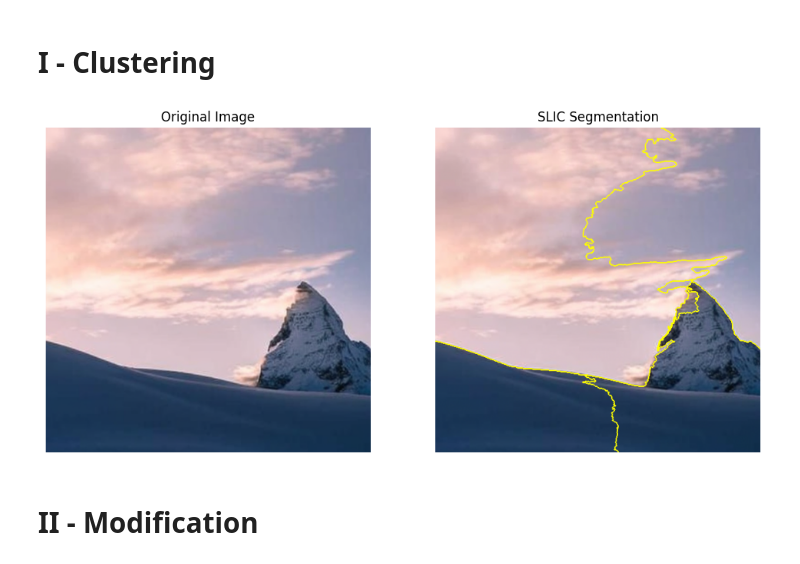
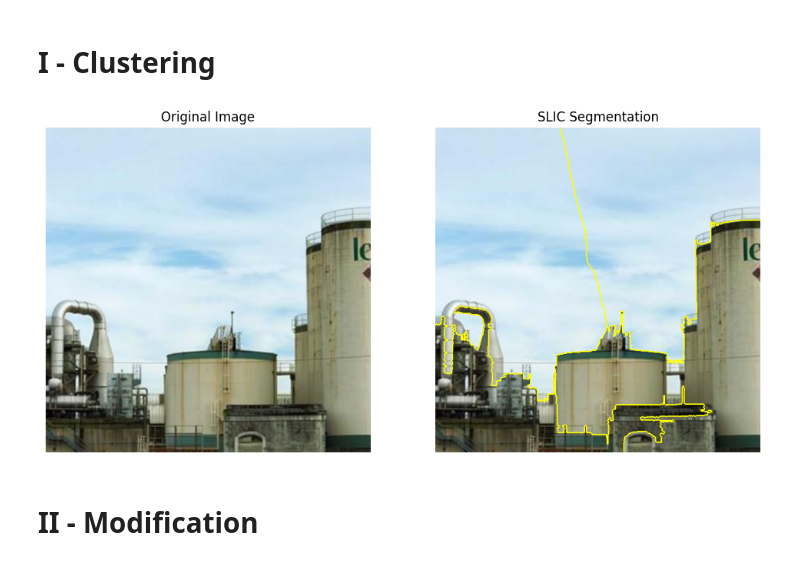
Before and after one commit to louislhotte/seamless-stable-diffusion-cs, a Jupyter notebook: SLICK/slic.ipynb, the cells around one changed output. Saved outputs shown, nothing was run; the diff lists cells and outputs as text; code cells hidden in the pictures.

Commit message:
test rockets

```diff
--- a/SLICK/slic.ipynb
+++ b/SLICK/slic.ipynb
@@ -31,35 +31,35 @@ def segment_image_with_slic(image_path, n_segments=4, compactness=20):
     - None (displays the original image and the segmented image).
     """
     # Load the image
     image = cv2.imread(image_path)
     if image is None:
         print(f"Error: Unable to load image from {image_path}")
         return
 
     # Convert the image from BGR (OpenCV default) to RGB
     image_rgb = cv2.cvtColor(image, cv2.COLOR_BGR2RGB)
 
     # Convert the image to float format required by SLIC
     image_float = img_as_float(image_rgb)
     segments = slic(image_float, n_segments=n_segments, compactness=compactness, start_label=1)
     fig, ax = plt.subplots(1, 2, figsize=(12, 6))
 
     # Original image
     ax[0].imshow(image_rgb)
     ax[0].set_title("Original Image")
     ax[0].axis("off")
 
     # Image with SLIC segmentation
     ax[1].imshow(mark_boundaries(image_rgb, segments))
     ax[1].set_title("SLIC Segmentation")
     ax[1].axis("off")
 
     plt.show()
 
 # Example usage:
-segment_image_with_slic("base.png", n_segments=3, compactness=20)
+segment_image_with_slic("test_03_12/base.png", n_segments=5, compactness=30)
 # %% [output]
-[figure, old version]
+[figure, new version]
 # %% [markdown]
 # II - Modification
 # %%
```
Also changed, not shown: parts of 4 cells of this notebook, 16 other files.
